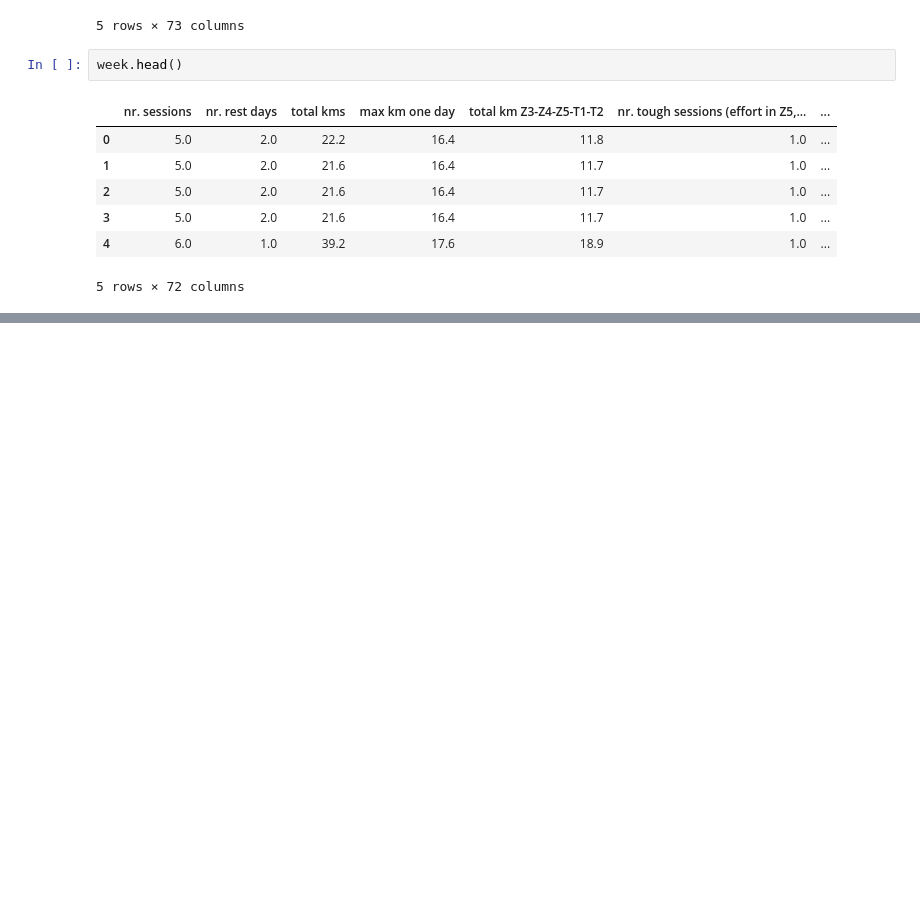
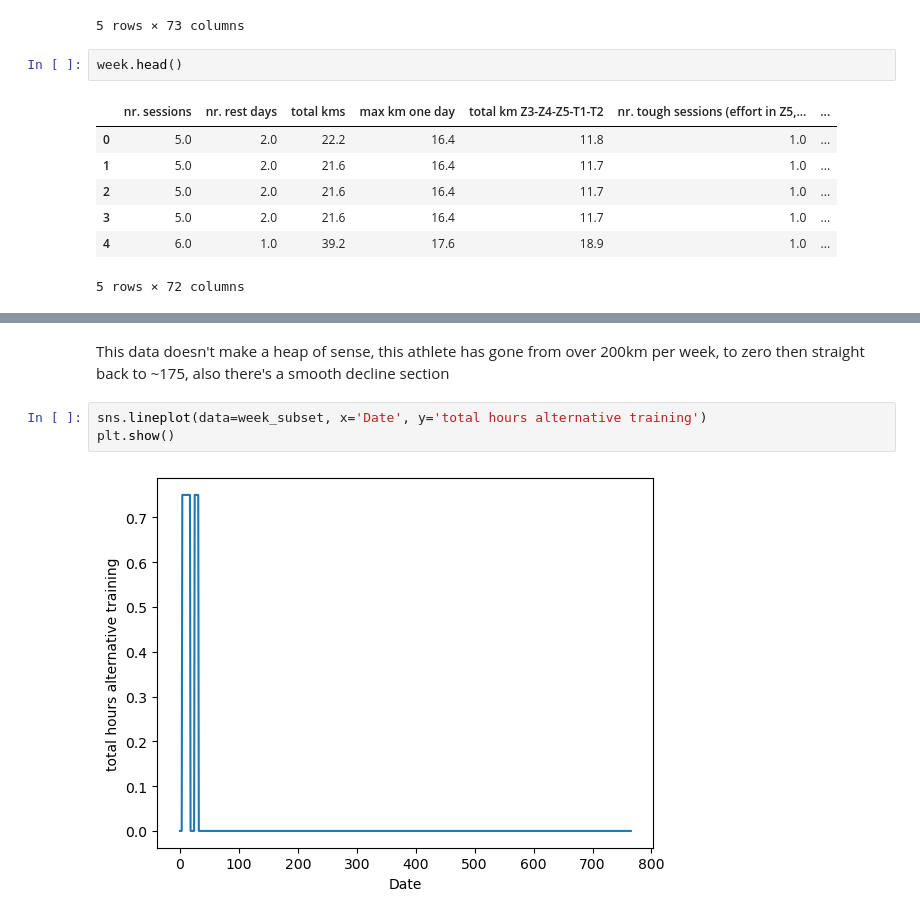
Before and after one commit to fesperson/injury_analysis, a Jupyter notebook: analysis.ipynb, the cells around one changed output, grey strips where cells are left out. Drawn from its saved outputs; the diff is of its cells as text; blank space fills up the shorter version.

```diff
--- a/analysis.ipynb
+++ b/analysis.ipynb
@@ -26,0 +66,7 @@ week.head()
+# %% [markdown]
+This data doesn't make a heap of sense, this athlete has gone from over 200km per week, to zero then straight back to ~175, also there's a smooth decline section
+# %%
+sns.lineplot(data=week_subset, x='Date', y='total hours alternative training')
+plt.show()
+# %% [output]
+[figure, added]
```
Also changed, not shown: parts of 4 cells of this notebook.
